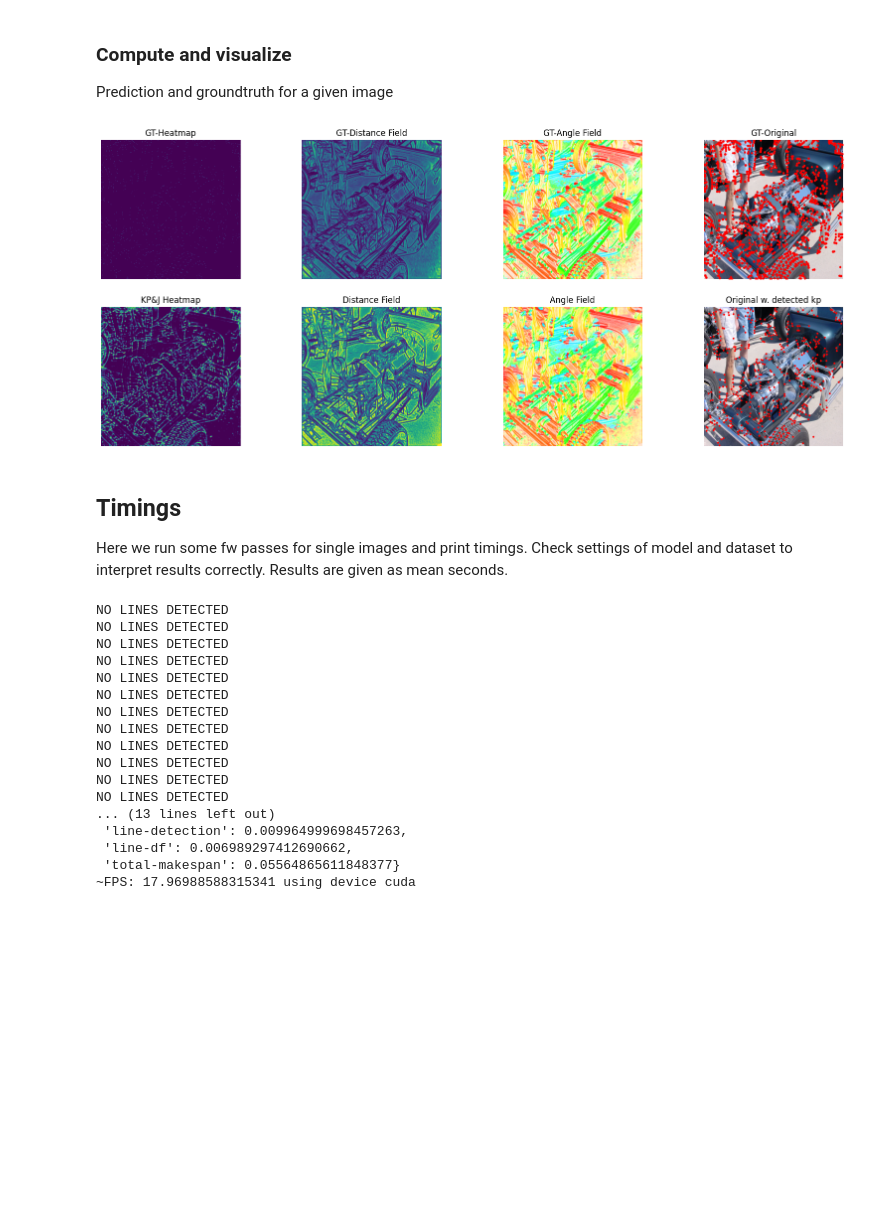
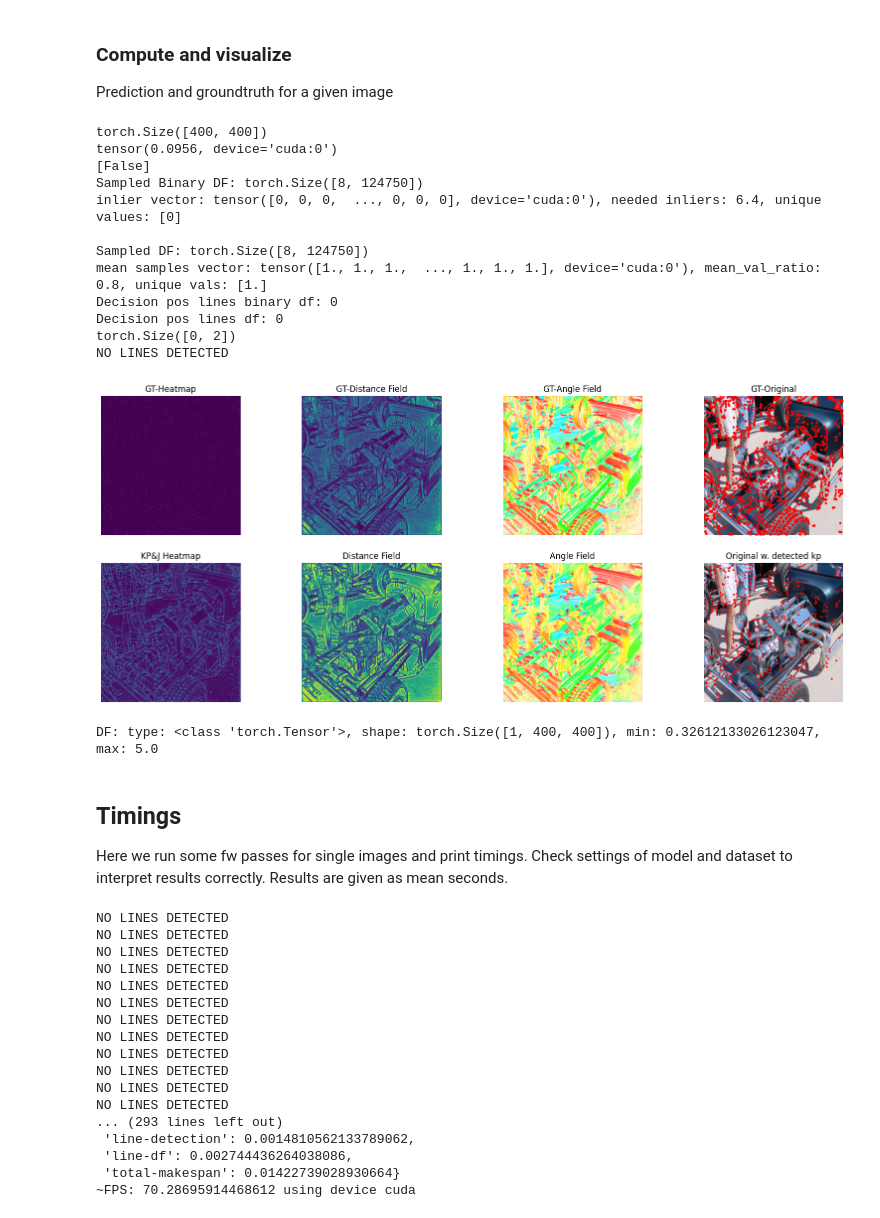
Before and after one commit to cvg/glue-factory, a Jupyter notebook: notebooks/oxparis_gt_visualization.ipynb, the cells around one changed output. Drawn from its saved outputs; the diff is of its cells as text; code cells hidden in the pictures; blank space fills up the shorter version.

Commit message:
fix aliked loading. meke timing aggregation median.

```diff
--- a/notebooks/oxparis_gt_visualization.ipynb
+++ b/notebooks/oxparis_gt_visualization.ipynb
@@ -119,7 +119,7 @@ def compute_and_visualize(img_data_with_gt, model, device):
     hmap_gt = img_data_with_gt["superpoint_heatmap"].cpu()
     orig_pt_gt = img_data_with_gt["orig_points"].cpu()
 
-    fig, ax = plt.subplots(2, 4, figsize=(20, 8))
+    _, ax = plt.subplots(2, 4, figsize=(20, 8))
     ax[0, 0].axis('off')
     ax[0, 0].set_title('GT-Heatmap')
     ax[0, 0].imshow(hmap_gt)
@@ -154,6 +154,7 @@ def compute_and_visualize(img_data_with_gt, model, device):
     ax[1, 3].imshow(img_torch.cpu().squeeze(0).permute(1,2,0))
     ax[1, 3].scatter(jpldd_kp[:, 0], jpldd_kp[:, 1], marker="o", color="red", s=3)
     plt.show()
+    return output_model
 # %%
 from gluefactory.models import get_model
 
@@ -172,10 +173,34 @@ jpldd_conf = {
     "line_df_decoder_channels": 32,
     "line_af_decoder_channels": 32,
     "line_detection": {
-        "do": False
+        "do": True,
+        "conf": {
+            "num_sample": 8,
+            "num_sample_strong": 150,
+            "max_point_size": 1500,
+
+        "distance_map": {
+            "threshold": 0.5,
+            "avg_filter_size": 13,
+            "avg_filter_padding": 6,
+            "avg_filter_stride": 1,
+            "max_value": 2,
+            "inlier_ratio": 0.8,
+            "mean_value_ratio": 0.8
+        },
+
+        "mlp_conf": {
+            "has_angle_field": True,
+            "has_distance_field": True,
+            "num_line_samples": 150,    # number of sampled points between line endpoints
+            "mlp_hidden_dims": [256, 128, 128, 64, 32],
+            "pred_threshold": 0.9,
+            "weights": "/local/home/Point-Line/outputs/training/pold2_mlp_gen+train_run1/checkpoint_best.tar",
+        }
+        }
     },
-    #"checkpoint": "/local/home/rkreft/shared_team_folder/outputs/training/rk_oxparis_focal_hard_gt/checkpoint_best.tar"
-    "checkpoint": "/local/home/rkreft/shared_team_folder/outputs/training/rk_pold2gt_oxparis_base_hard_gt/checkpoint_best.tar"
+    "checkpoint": "/local/home/rkreft/shared_team_folder/outputs/training/rk_oxparis_focal_hard_gt/checkpoint_best.tar"
+    #"checkpoint": "/local/home/rkreft/shared_team_folder/outputs/training/rk_pold2gt_oxparis_base_hard_gt/checkpoint_best.tar"
 }
 jpldd_model = get_model("joint_point_line_extractor")(jpldd_conf).to(device)
 jpldd_model.eval()
@@ -203,21 +229,39 @@ JointPointLineDetectorDescriptor(
 ### Compute and visualize
 Prediction and groundtruth for a given image
 # %%
-compute_and_visualize(ds[1], jpldd_model, device)
+output_model = compute_and_visualize(ds[1], jpldd_model, device)
+df = output_model["line_distancefield"]
+print(f"DF: type: {type(df)}, shape: {df.shape}, min: {torch.min(df)}, max: {torch.max(df)}")
 # %% [output]
+torch.Size([400, 400])
+tensor(0.0956, device='cuda:0')
+[False]
+Sampled Binary DF: torch.Size([8, 124750])
+inlier vector: tensor([0, 0, 0,  ..., 0, 0, 0], device='cuda:0'), needed inliers: 6.4, unique values: [0]
+
+Sampled DF: torch.Size([8, 124750])
+mean samples vector: tensor([1., 1., 1.,  ..., 1., 1., 1.], device='cuda:0'), mean_val_ratio: 0.8, unique vals: [1.]
+Decision pos lines binary df: 0
+Decision pos lines df: 0
+torch.Size([0, 2])
+NO LINES DETECTED
-[figure, old version]
+[figure, new version]
+DF: type: <class 'torch.Tensor'>, shape: torch.Size([1, 400, 400]), min: 0.32612133026123047, max: 5.0
 # %% [markdown]
 ## Timings
 Here we run some fw passes for single images and print timings. Check settings of model and dataset to interpret results correctly. Results are given as mean seconds.
 # %%
 from pprint import pprint
+import random
 
-for i in range(20):
+rand_idx = random.sample(range(0, len(ds)), 300)
+
+for i in rand_idx:
     img_torch = ds[i]["image"].to(device).unsqueeze(0)
     with torch.no_grad():
         output_model = jpldd_model({"image": img_torch})
 
-timings=jpldd_model.get_current_timings()
+timings=jpldd_model.get_current_timings(reset=True)
 pprint(timings)
 print(f"~FPS: {1 / (timings['total-makespan'])} using device {device}")
 # %% [output]
@@ -233,8 +277,8 @@ NO LINES DETECTED
 NO LINES DETECTED
 NO LINES DETECTED
 NO LINES DETECTED
-... (13 lines left out)
- 'line-detection': 0.009964999698457263,
- 'line-df': 0.006989297412690662,
- 'total-makespan': 0.05564865611848377}
-~FPS: 17.96988588315341 using device cuda
+... (293 lines left out)
+ 'line-detection': 0.0014810562133789062,
+ 'line-df': 0.002744436264038086,
+ 'total-makespan': 0.01422739028930664}
+~FPS: 70.28695914468612 using device cuda
```
Also changed, not shown: parts of 3 cells of this notebook, 2 other files.
